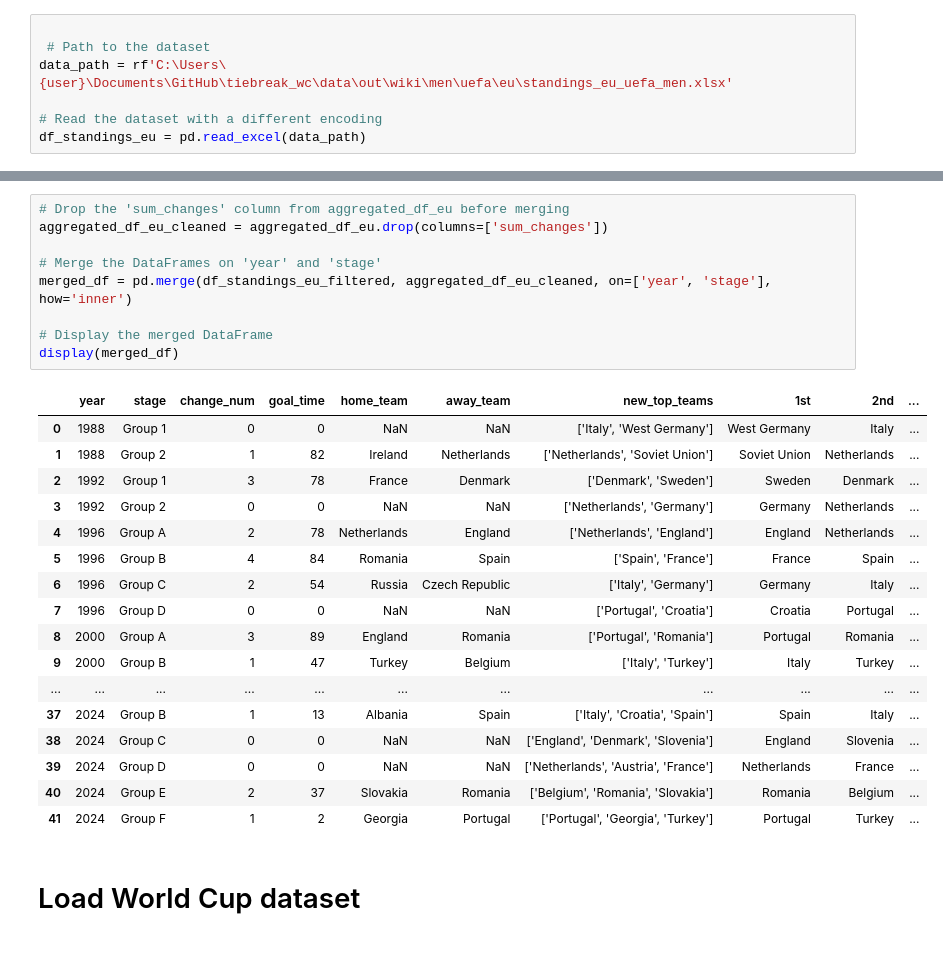
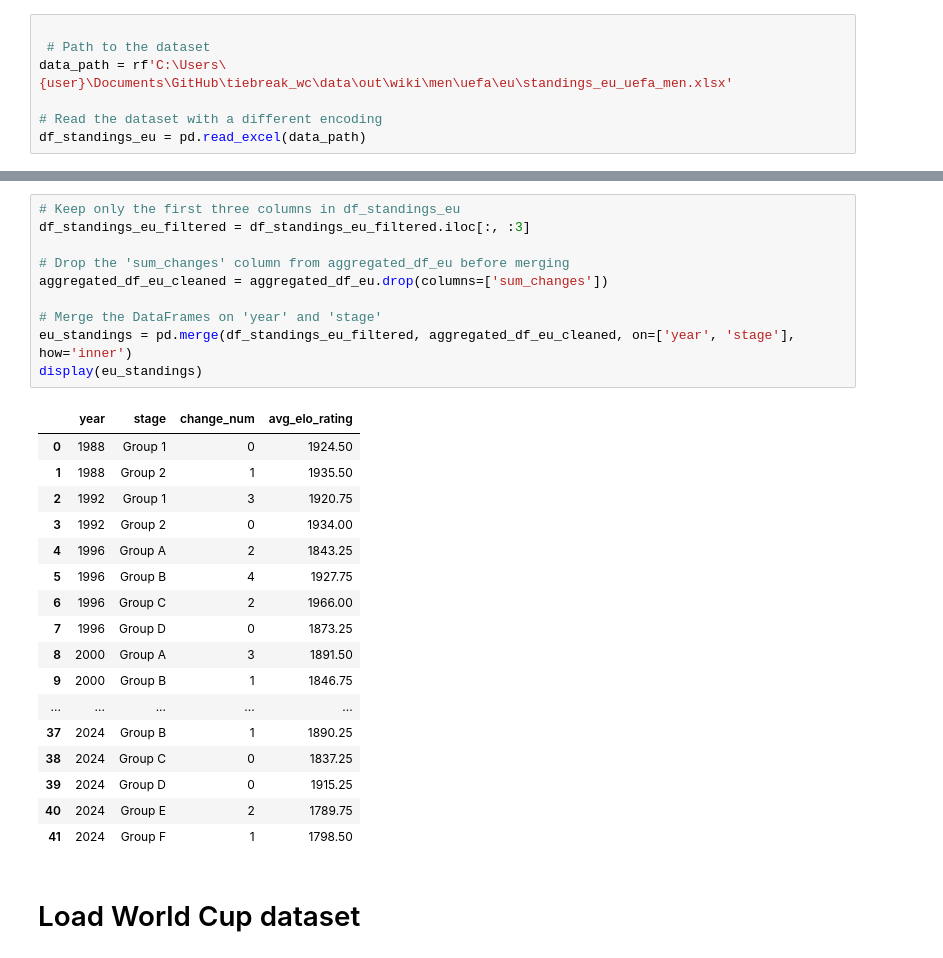
Before and after one commit to AEGDDI/tiebreak_wc, a Jupyter notebook: code/estimation/ttest.ipynb, the cells around one changed output, grey strips where cells are left out. Drawn from its saved outputs; the diff is of its cells as text.

Commit message:
aggregate data t test

```diff
--- a/code/estimation/ttest.ipynb
+++ b/code/estimation/ttest.ipynb
@@ -169,30 +129,31 @@ display(df_standings_eu_filtered)
 # %%
+# Keep only the first three columns in df_standings_eu
+df_standings_eu_filtered = df_standings_eu_filtered.iloc[:, :3]
+
 # Drop the 'sum_changes' column from aggregated_df_eu before merging
 aggregated_df_eu_cleaned = aggregated_df_eu.drop(columns=['sum_changes'])
 
 # Merge the DataFrames on 'year' and 'stage'
-merged_df = pd.merge(df_standings_eu_filtered, aggregated_df_eu_cleaned, on=['year', 'stage'], how='inner')
-
-# Display the merged DataFrame
-display(merged_df)
+eu_standings = pd.merge(df_standings_eu_filtered, aggregated_df_eu_cleaned, on=['year', 'stage'], how='inner')
+display(eu_standings)
 # %% [output]
-|  | year | stage | change_num | goal_time | home_team | away_team | new_top_teams | 1st | 2nd | ... |
-| 0 | 1988 | Group 1 | 0 | 0 | NaN | NaN | ['Italy', 'West Germany'] | West Germany | Italy | ... |
-| 1 | 1988 | Group 2 | 1 | 82 | Ireland | Netherlands | ['Netherlands', 'Soviet Union'] | Soviet Union | Netherlands | ... |
-| 2 | 1992 | Group 1 | 3 | 78 | France | Denmark | ['Denmark', 'Sweden'] | Sweden | Denmark | ... |
-| 3 | 1992 | Group 2 | 0 | 0 | NaN | NaN | ['Netherlands', 'Germany'] | Germany | Netherlands | ... |
-| 4 | 1996 | Group A | 2 | 78 | Netherlands | England | ['Netherlands', 'England'] | England | Netherlands | ... |
-| 5 | 1996 | Group B | 4 | 84 | Romania | Spain | ['Spain', 'France'] | France | Spain | ... |
-| 6 | 1996 | Group C | 2 | 54 | Russia | Czech Republic | ['Italy', 'Germany'] | Germany | Italy | ... |
-| 7 | 1996 | Group D | 0 | 0 | NaN | NaN | ['Portugal', 'Croatia'] | Croatia | Portugal | ... |
-| 8 | 2000 | Group A | 3 | 89 | England | Romania | ['Portugal', 'Romania'] | Portugal | Romania | ... |
-| 9 | 2000 | Group B | 1 | 47 | Turkey | Belgium | ['Italy', 'Turkey'] | Italy | Turkey | ... |
-| ... | ... | ... | ... | ... | ... | ... | ... | ... | ... | ... |
-| 37 | 2024 | Group B | 1 | 13 | Albania | Spain | ['Italy', 'Croatia', 'Spain'] | Spain | Italy | ... |
-| 38 | 2024 | Group C | 0 | 0 | NaN | NaN | ['England', 'Denmark', 'Slovenia'] | England | Slovenia | ... |
-| 39 | 2024 | Group D | 0 | 0 | NaN | NaN | ['Netherlands', 'Austria', 'France'] | Netherlands | France | ... |
-| 40 | 2024 | Group E | 2 | 37 | Slovakia | Romania | ['Belgium', 'Romania', 'Slovakia'] | Romania | Belgium | ... |
-| 41 | 2024 | Group F | 1 | 2 | Georgia | Portugal | ['Portugal', 'Georgia', 'Turkey'] | Portugal | Turkey | ... |
+|  | year | stage | change_num | avg_elo_rating |
+| 0 | 1988 | Group 1 | 0 | 1924.50 |
+| 1 | 1988 | Group 2 | 1 | 1935.50 |
+| 2 | 1992 | Group 1 | 3 | 1920.75 |
+| 3 | 1992 | Group 2 | 0 | 1934.00 |
+| 4 | 1996 | Group A | 2 | 1843.25 |
+| 5 | 1996 | Group B | 4 | 1927.75 |
+| 6 | 1996 | Group C | 2 | 1966.00 |
+| 7 | 1996 | Group D | 0 | 1873.25 |
+| 8 | 2000 | Group A | 3 | 1891.50 |
+| 9 | 2000 | Group B | 1 | 1846.75 |
+| ... | ... | ... | ... | ... |
+| 37 | 2024 | Group B | 1 | 1890.25 |
+| 38 | 2024 | Group C | 0 | 1837.25 |
+| 39 | 2024 | Group D | 0 | 1915.25 |
+| 40 | 2024 | Group E | 2 | 1789.75 |
+| 41 | 2024 | Group F | 1 | 1798.50 |
 # %% [markdown]
 # Load World Cup dataset
 # %%
```
Also changed, not shown: parts of 16 cells of this notebook, 2 other files.
